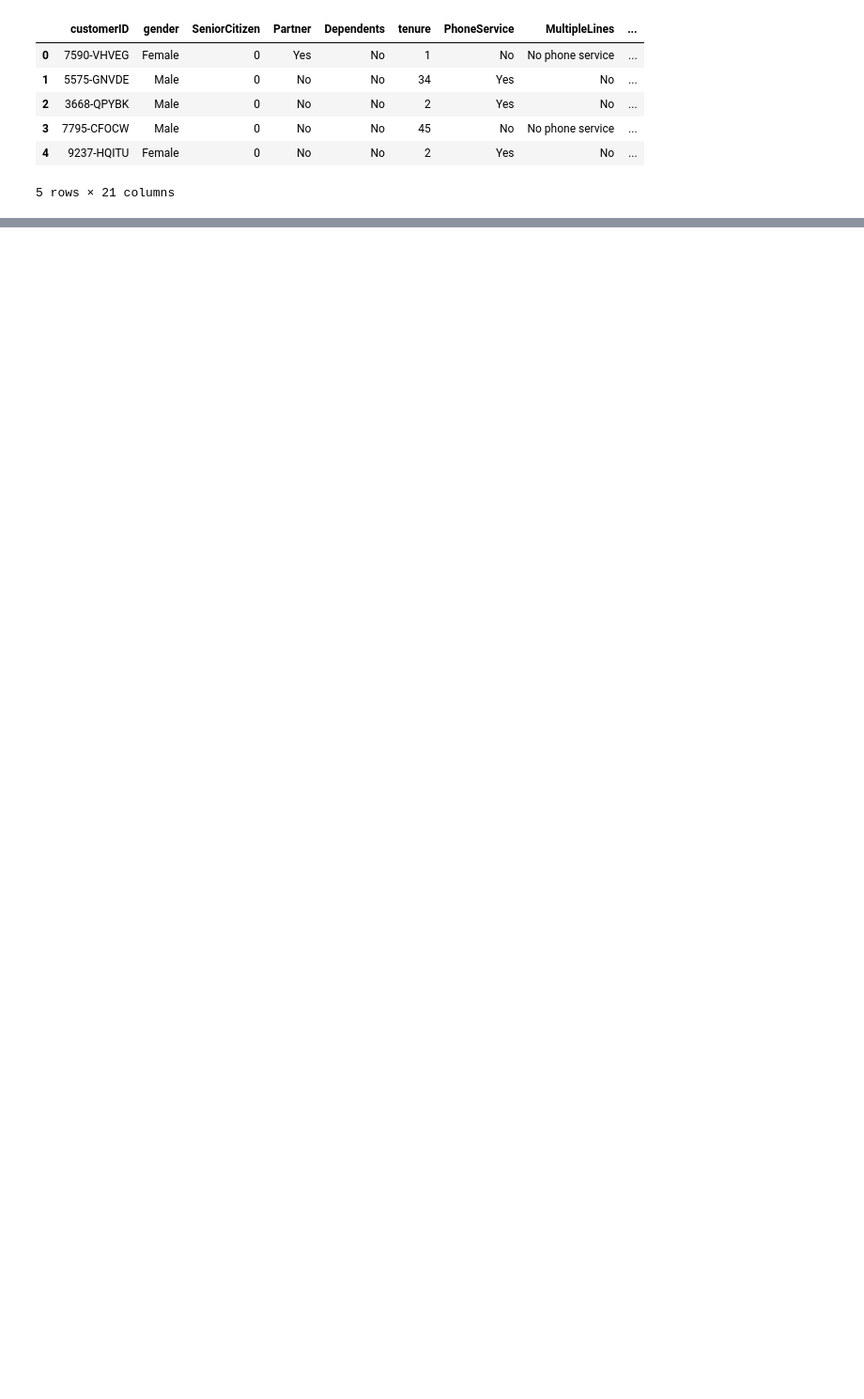
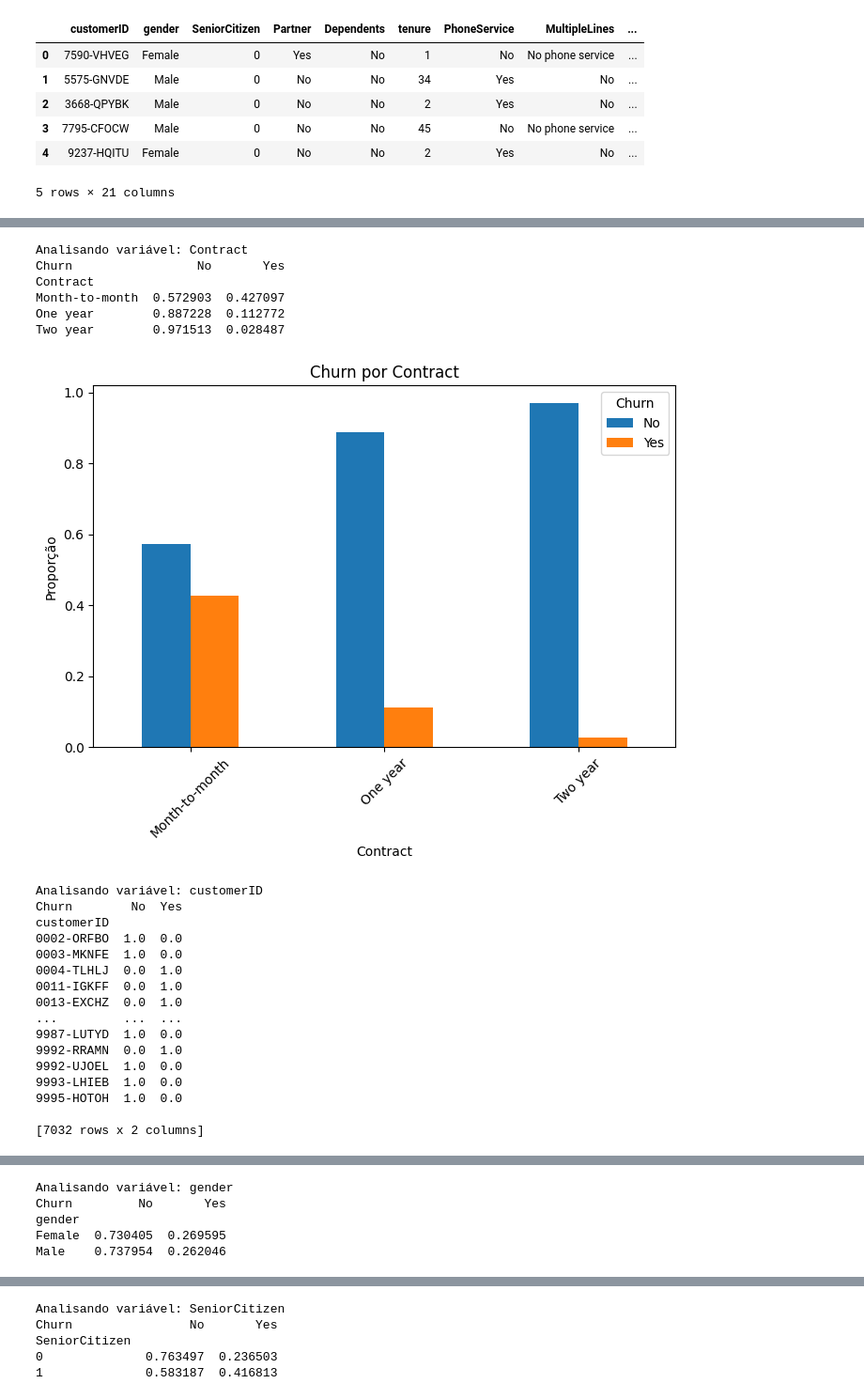
Before and after one commit to jrrrtricolor/ML_telco_customer_churn, a Jupyter notebook: notebooks/EDA.ipynb, the cells around one changed output, grey strips where cells are left out. Shown at 94% size. Cells and saved outputs as stored; diff of their text form; code cells hidden in the pictures; blank space fills up the shorter version.

```diff
--- a/notebooks/EDA.ipynb
+++ b/notebooks/EDA.ipynb
@@ -15,0 +88,61 @@ dados.head()
+# %%
+def analyze_churn_by_feature(dataframe: pd.DataFrame, feature_name: str) -> None:
+    """
+    Analisa relação entre uma feature e churn.
+
+    Args:
+        dataframe: dataset completo
+        feature_name: coluna a ser analisada
+    """
+
+    print(f"\nAnalisando variável: {feature_name}")
+
+    churn_table = pd.crosstab(
+        dataframe[feature_name],
+        dataframe["Churn"],
+        normalize="index",
+    )
+
+    print(churn_table)
+
+    churn_table.plot(
+        kind="bar",
+        title=f"Churn por {feature_name}",
+    )
+
+    plt.xlabel(feature_name)
+    plt.ylabel("Proporção")
+
+    plt.xticks(rotation=45)
+
+    plt.show()
+
+#Testando a função:
+analyze_churn_by_feature(dados, "Contract")
+
+for feature in dados.columns.values.tolist():
+    analyze_churn_by_feature(dados, feature)
+# %% [output]
+Analisando variável: Contract
+Churn                 No       Yes
+Contract
+Month-to-month  0.572903  0.427097
+One year        0.887228  0.112772
+Two year        0.971513  0.028487
+[figure, added]
+Analisando variável: customerID
+Churn        No  Yes
+customerID
+0002-ORFBO  1.0  0.0
+0003-MKNFE  1.0  0.0
+0004-TLHLJ  0.0  1.0
+0011-IGKFF  0.0  1.0
+0013-EXCHZ  0.0  1.0
+...         ...  ...
+9987-LUTYD  1.0  0.0
+9992-RRAMN  0.0  1.0
+9992-UJOEL  1.0  0.0
+9993-LHIEB  1.0  0.0
+9995-HOTOH  1.0  0.0
+
+[7032 rows x 2 columns]
@@ -15,0 +150,5 @@ dados.head()
+Analisando variável: gender
+Churn         No       Yes
+gender
+Female  0.730405  0.269595
+Male    0.737954  0.262046
@@ -15,0 +156,5 @@ dados.head()
+Analisando variável: SeniorCitizen
+Churn                No       Yes
+SeniorCitizen
+0              0.763497  0.236503
+1              0.583187  0.416813
```
Also changed, not shown: parts of 12 cells of this notebook.
